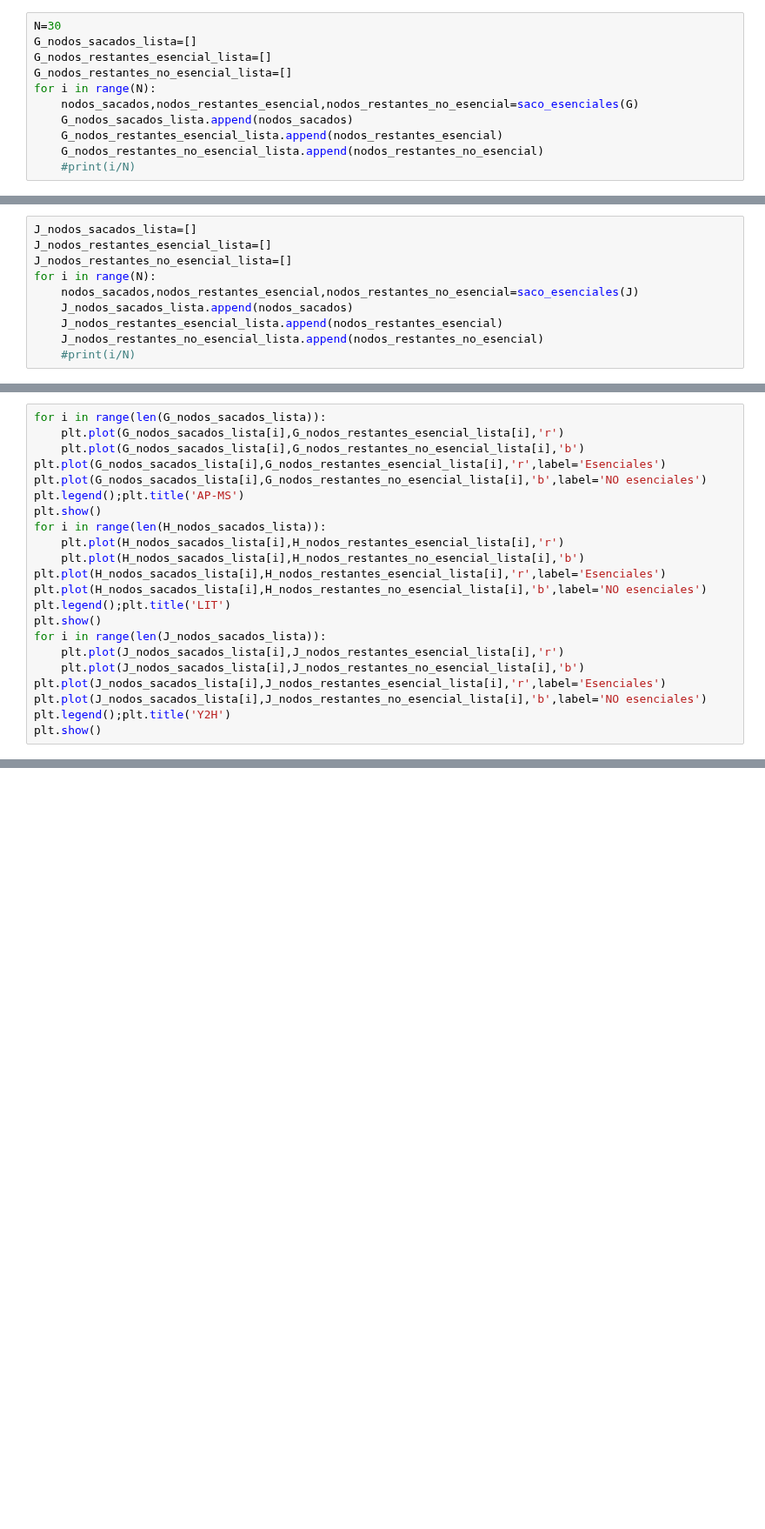
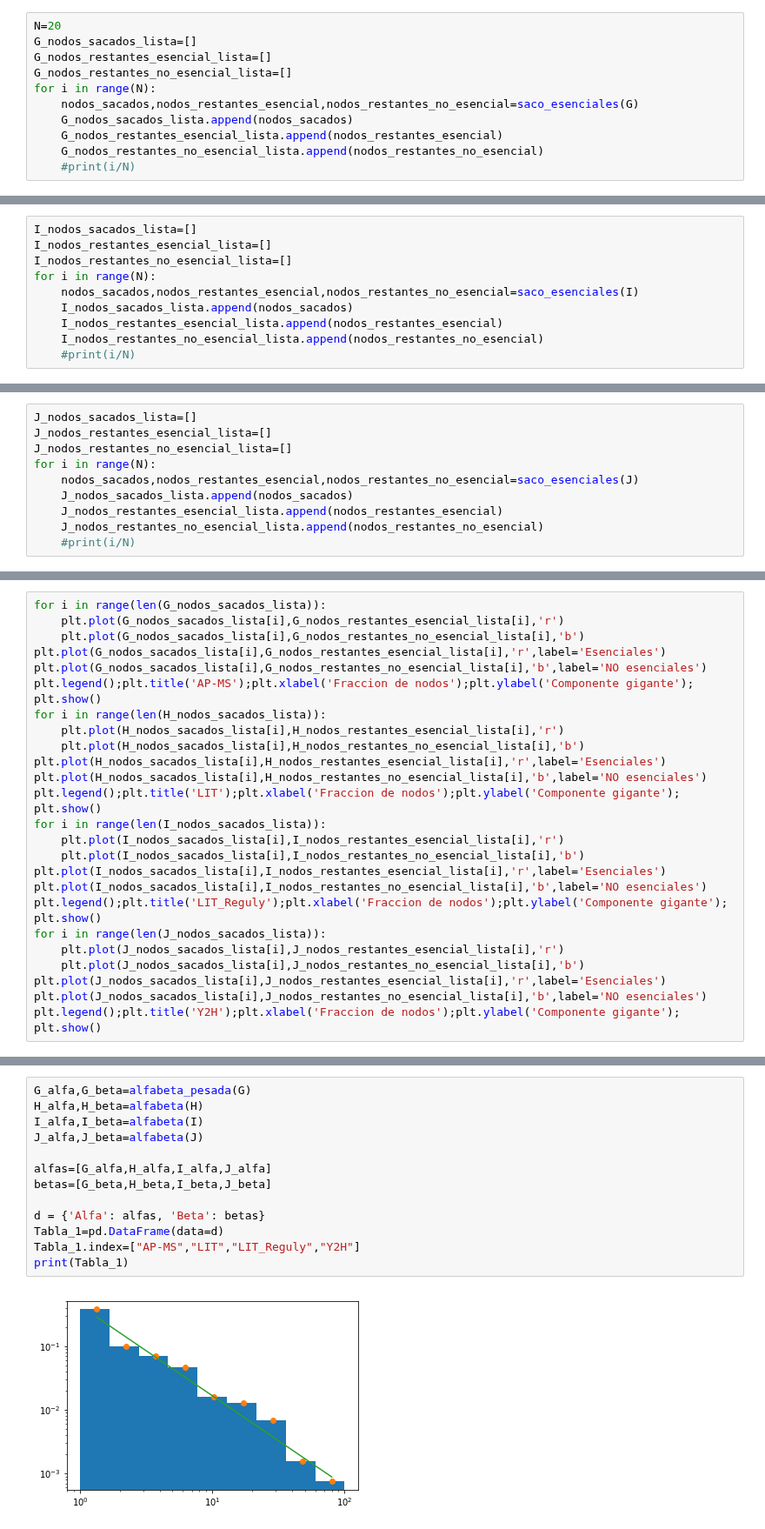
Before and after one commit to fedesevle/Redes_FLEM, a Jupyter notebook: TP2/TP_2.ipynb, the cells around one changed output, grey strips where cells are left out. Shown at 87% size. Drawn from its saved outputs; the diff is of its cells as text; blank space fills up the shorter version.

```diff
--- a/TP2/TP_2.ipynb
+++ b/TP2/TP_2.ipynb
@@ -441,7 +486,7 @@ def saco_esenciales(RED):
 # %% [markdown]
 ### Red AP-MS
 # %%
-N=30
+N=20
 G_nodos_sacados_lista=[]
 G_nodos_restantes_esencial_lista=[]
 G_nodos_restantes_no_esencial_lista=[]
@@ -466,3 +513,13 @@ for i in range(N):
+# %%
+I_nodos_sacados_lista=[]
+I_nodos_restantes_esencial_lista=[]
+I_nodos_restantes_no_esencial_lista=[]
+for i in range(N):
+    nodos_sacados,nodos_restantes_esencial,nodos_restantes_no_esencial=saco_esenciales(I)
+    I_nodos_sacados_lista.append(nodos_sacados)
+    I_nodos_restantes_esencial_lista.append(nodos_restantes_esencial)
+    I_nodos_restantes_no_esencial_lista.append(nodos_restantes_no_esencial)
+    #print(i/N)
 # %% [markdown]
 ### Red Y2H
 # %%
@@ -483,19 +540,26 @@ for i in range(len(G_nodos_sacados_lista)):
     plt.plot(G_nodos_sacados_lista[i],G_nodos_restantes_no_esencial_lista[i],'b')
 plt.plot(G_nodos_sacados_lista[i],G_nodos_restantes_esencial_lista[i],'r',label='Esenciales')
 plt.plot(G_nodos_sacados_lista[i],G_nodos_restantes_no_esencial_lista[i],'b',label='NO esenciales')
-plt.legend();plt.title('AP-MS')
+plt.legend();plt.title('AP-MS');plt.xlabel('Fraccion de nodos');plt.ylabel('Componente gigante');
 plt.show()
 for i in range(len(H_nodos_sacados_lista)):
     plt.plot(H_nodos_sacados_lista[i],H_nodos_restantes_esencial_lista[i],'r')
     plt.plot(H_nodos_sacados_lista[i],H_nodos_restantes_no_esencial_lista[i],'b')
 plt.plot(H_nodos_sacados_lista[i],H_nodos_restantes_esencial_lista[i],'r',label='Esenciales')
 plt.plot(H_nodos_sacados_lista[i],H_nodos_restantes_no_esencial_lista[i],'b',label='NO esenciales')
-plt.legend();plt.title('LIT')
+plt.legend();plt.title('LIT');plt.xlabel('Fraccion de nodos');plt.ylabel('Componente gigante');
+plt.show()
+for i in range(len(I_nodos_sacados_lista)):
+    plt.plot(I_nodos_sacados_lista[i],I_nodos_restantes_esencial_lista[i],'r')
+    plt.plot(I_nodos_sacados_lista[i],I_nodos_restantes_no_esencial_lista[i],'b')
+plt.plot(I_nodos_sacados_lista[i],I_nodos_restantes_esencial_lista[i],'r',label='Esenciales')
+plt.plot(I_nodos_sacados_lista[i],I_nodos_restantes_no_esencial_lista[i],'b',label='NO esenciales')
+plt.legend();plt.title('LIT_Reguly');plt.xlabel('Fraccion de nodos');plt.ylabel('Componente gigante');
 plt.show()
 for i in range(len(J_nodos_sacados_lista)):
     plt.plot(J_nodos_sacados_lista[i],J_nodos_restantes_esencial_lista[i],'r')
     plt.plot(J_nodos_sacados_lista[i],J_nodos_restantes_no_esencial_lista[i],'b')
 plt.plot(J_nodos_sacados_lista[i],J_nodos_restantes_esencial_lista[i],'r',label='Esenciales')
 plt.plot(J_nodos_sacados_lista[i],J_nodos_restantes_no_esencial_lista[i],'b',label='NO esenciales')
-plt.legend();plt.title('Y2H')
+plt.legend();plt.title('Y2H');plt.xlabel('Fraccion de nodos');plt.ylabel('Componente gigante');
 plt.show()
@@ -501,0 +626,15 @@ plt.show()
+# %%
+G_alfa,G_beta=alfabeta_pesada(G)
+H_alfa,H_beta=alfabeta(H)
+I_alfa,I_beta=alfabeta(I)
+J_alfa,J_beta=alfabeta(J)
+
+alfas=[G_alfa,H_alfa,I_alfa,J_alfa]
+betas=[G_beta,H_beta,I_beta,J_beta]
+
+d = {'Alfa': alfas, 'Beta': betas}
+Tabla_1=pd.DataFrame(data=d)
+Tabla_1.index=["AP-MS","LIT","LIT_Reguly","Y2H"]
+print(Tabla_1)
+# %% [output]
+[figure, added]
```
Also changed, not shown: parts of 16 cells of this notebook, 3 other files.
